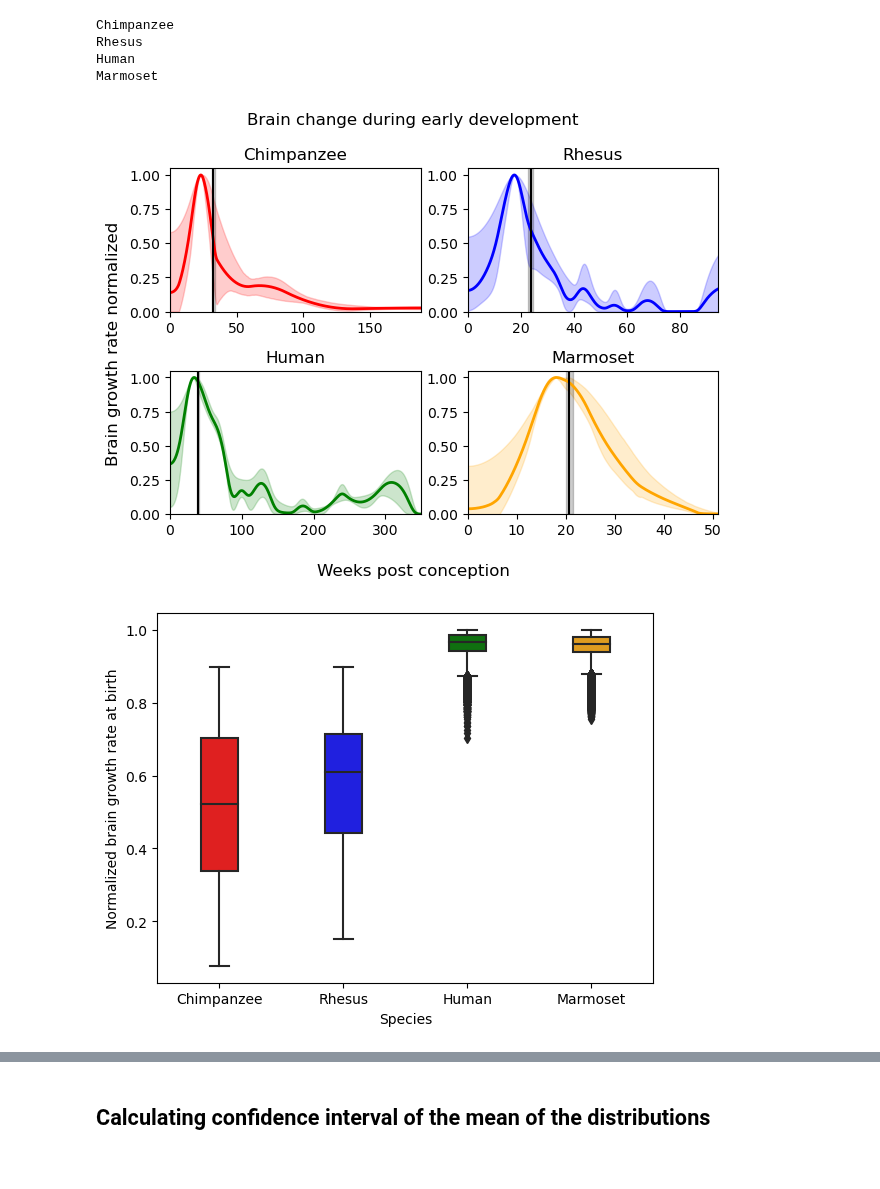
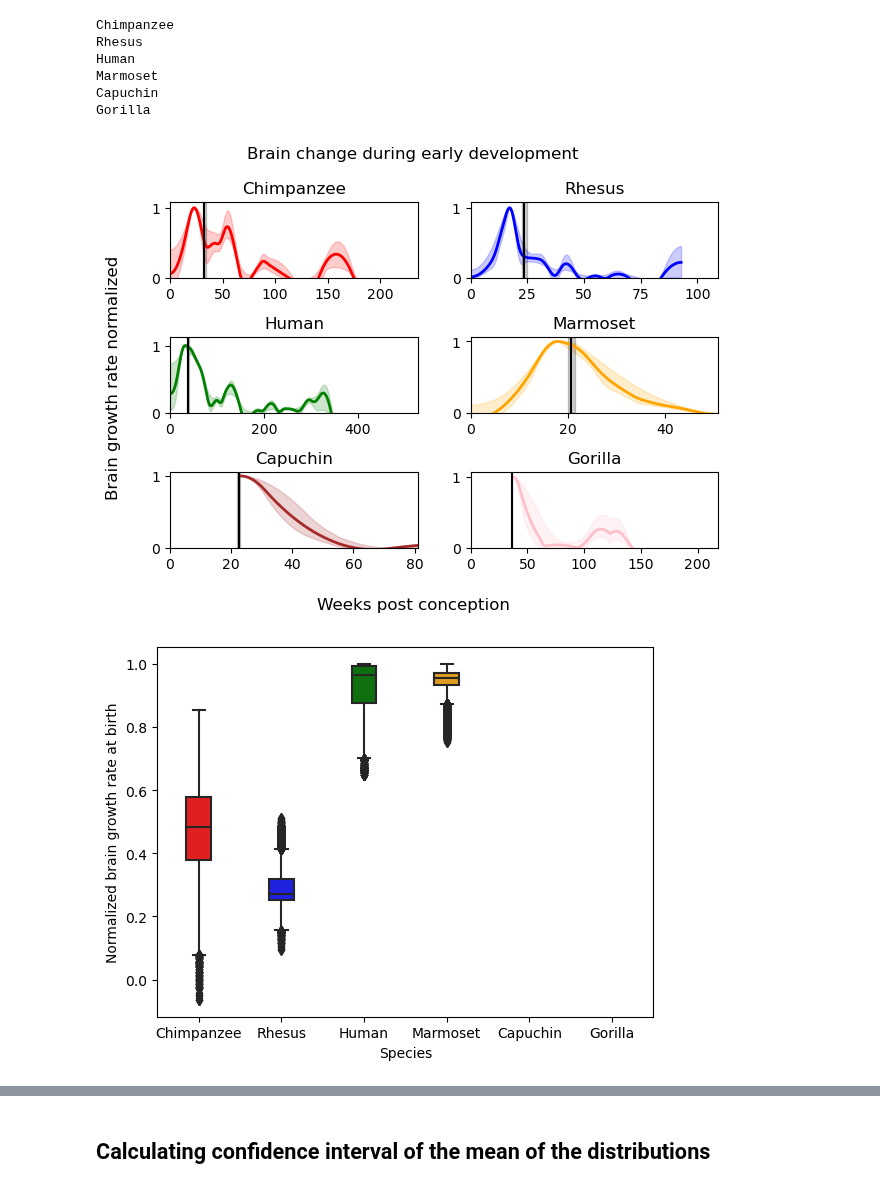
Before and after one commit to biagzi/altricial_brain_vocal_learning, a Jupyter notebook: code/Fig2B_and_2C.ipynb, the cells around one changed output, grey strips where cells are left out. Drawn from its saved outputs; the diff is of its cells as text; code cells hidden in the pictures.

```diff
--- a/code/Fig2B_and_2C.ipynb
+++ b/code/Fig2B_and_2C.ipynb
@@ -15,9 +15,10 @@ species_color = {'Marmoset': "orange",
  'Human': "green",
  'Rhesus': "blue",
  'Chimpanzee': "red",
- 'Capuchin': "brown"}
+ 'Capuchin': "brown",
+ "Gorilla": "pink"}
 
-PYTHON_PATH = "/Users/rb4174/Documents/projects/brain_dev_primates/altricial_brain_vocal_learning"
+#PYTHON_PATH = "/Users/rb4174/Documents/projects/brain_dev_primates/altricial_brain_vocal_learning"
 PYTHON_PATH = "/Users/rb4174/Library/CloudStorage/OneDrive-PrincetonUniversity/Projects/brain_dev_primates/altricial_brain_vocal_learning"
 
 
@@ -32,21 +33,21 @@ def condition(column,low_percentil,high_percentil):
 # %%
 df_fits = pd.read_pickle("{0}/data/derivatives_with_error.pkl".format(PYTHON_PATH))
 df_events = pd.read_excel("{0}/data/developmental_stages_events.xlsx".format(PYTHON_PATH),index_col=False)
-species_list = ["Chimpanzee","Rhesus","Human","Marmoset"]
+species_list = ["Chimpanzee","Rhesus","Human","Marmoset","Capuchin","Gorilla"]
 # %%
 i = 0
 derivative_data_species_all = {}
 derivative_data_species_all_filtered = {}
 
 derivative_fit = []
-fig, ax = plt.subplots(nrows=2, ncols=2)
+fig, ax = plt.subplots(nrows=3, ncols=2)
 
 for row in ax:
     for col in row:
-        specie = species_list[i]
-        print(specie)
-        df_fits_specie = df_fits[df_fits.specie == specie]
-        df_event_specie = df_events[df_events.specie == specie]
+        species = species_list[i]
+        print(species)
+        df_fits_specie = df_fits[df_fits.species == species]
+        df_event_specie = df_events[df_events.species == species]
         gestation_weeks = df_event_specie[df_event_specie.event == "gestation"]["avg_wkspc"].values[0]
         gestation_weeks_sd = df_event_specie[df_event_specie.event == "gestation"]["sd_(days)"].values[0]/7
         late_infancy_ends = df_event_specie[(df_event_specie.event == "dental_late_infancy_ends")]["avg_wkspc"].values[0]
@@ -62,49 +63,51 @@ for row in ax:
             df_derivative_all[num] = df_fits_specie["all_y"].item()[num]
 
         df_derivative_all = pd.DataFrame(df_derivative_all)
-        derivative_data_species_all[specie] = df_derivative_all[(df_derivative_all.weeks >= gestation_weeks - gestation_weeks_sd) &
+        derivative_data_species_all[species] = df_derivative_all[(df_derivative_all.weeks >= gestation_weeks - gestation_weeks_sd) &
                                                         (df_derivative_all.weeks <= gestation_weeks + gestation_weeks_sd)]
 
         #Plot
-        SIGMA = {'Marmoset': 1,'Human': 10,'Rhesus': 10, 'Chimpanzee': 1}
+        SIGMA = {'Marmoset': 1,'Human': 10,'Rhesus': 10, 'Chimpanzee': 10,"Capuchin": 1, "Gorilla": 1}
 
-        y = gaussian_filter1d(y,sigma = SIGMA[specie])
-        low_percentil = gaussian_filter1d(low_percentil,sigma = SIGMA[specie])
-        high_percentil = gaussian_filter1d(high_percentil,sigma = SIGMA[specie])
+        y = gaussian_filter1d(y,sigma = SIGMA[species])
+        low_percentil = gaussian_filter1d(low_percentil,sigma = SIGMA[species])
+        high_percentil = gaussian_filter1d(high_percentil,sigma = SIGMA[species])
 
         y = y/np.max(y)
         low_percentil = low_percentil/np.max(low_percentil)
         high_percentil = high_percentil/np.max(high_percentil)
 
-        col.plot(x,y, '-', color = species_color[specie],linewidth = 2)
-        col.fill_between(x, low_percentil, high_percentil, color=species_color[specie], alpha=0.2)
+        col.plot(x,y, '-', color = species_color[species],linewidth = 2)
+        col.fill_between(x, low_percentil, high_percentil, color=species_color[species], alpha=0.2)
 
         col.axvline(x = gestation_weeks, color = "black",linestyle = '-')
         col.axvspan(gestation_weeks - gestation_weeks_sd, gestation_weeks + gestation_weeks_sd, alpha=0.2, color='black')
 
         xlim = late_infancy_ends
-        if specie == "Marmoset":
+        if species == "Marmoset":
             xlim = 50
         col.set_xlim(0,xlim + 1)
-        col.set_title(specie)
+        col.set_title(species)
         col.set_ylim(bottom=0)
         i += 1
 
 fig.supxlabel('Weeks post conception')
 fig.supylabel('Brain growth rate normalized')
 fig.suptitle("Brain change during early development")
 fig.tight_layout()
 fig.savefig("{0}/figs/2B.pdf".format(PYTHON_PATH),dpi = 800)
 plt.show()
 # %% [output]
 Chimpanzee
 Rhesus
 Human
 Marmoset
+Capuchin
+Gorilla
-[figure, old version]
+[figure, new version]
 # %%
 boxplot_df_all = {"species":[],"possible_values":[]}
-for species in df_fits["specie"].unique():
+for species in df_fits["species"].unique():
     all_values = []
     species_all_dist = derivative_data_species_all[species]
     for column in species_all_dist.columns:
@@ -117,14 +120,14 @@ boxplot_df = pd.DataFrame(boxplot_df_all)
 boxplot_df.to_csv("{0}/data/boxplot_brain_growth_rate_all.csv".format(PYTHON_PATH))
 
 g = sns.boxplot(x="species", y="possible_values", data=boxplot_df, width=0.3,
-            order = ["Chimpanzee","Rhesus","Human","Marmoset"],
-            palette=["red","blue","green","orange"])
+            order = ["Chimpanzee","Rhesus","Human","Marmoset","Capuchin","Gorilla"],
+            palette=["red","blue","green","orange","brown","pink"])
 
 g.set_xlabel("Species")
 g.set_ylabel("Normalized brain growth rate at birth")
 plt.savefig("{0}/figs/2C.pdf".format(PYTHON_PATH),dpi = 800)
 # %% [output]
-[figure, old version]
+[figure, new version]
 # %%
 SPECIES = ["Chimpanzee", "Rhesus", "Human", "Marmoset"]
 COLORS = ["#FF5A5F", "#007A87","#1A936F","#FFB400"]
```
Also changed, not shown: parts of 12 cells of this notebook, 2 other files.
